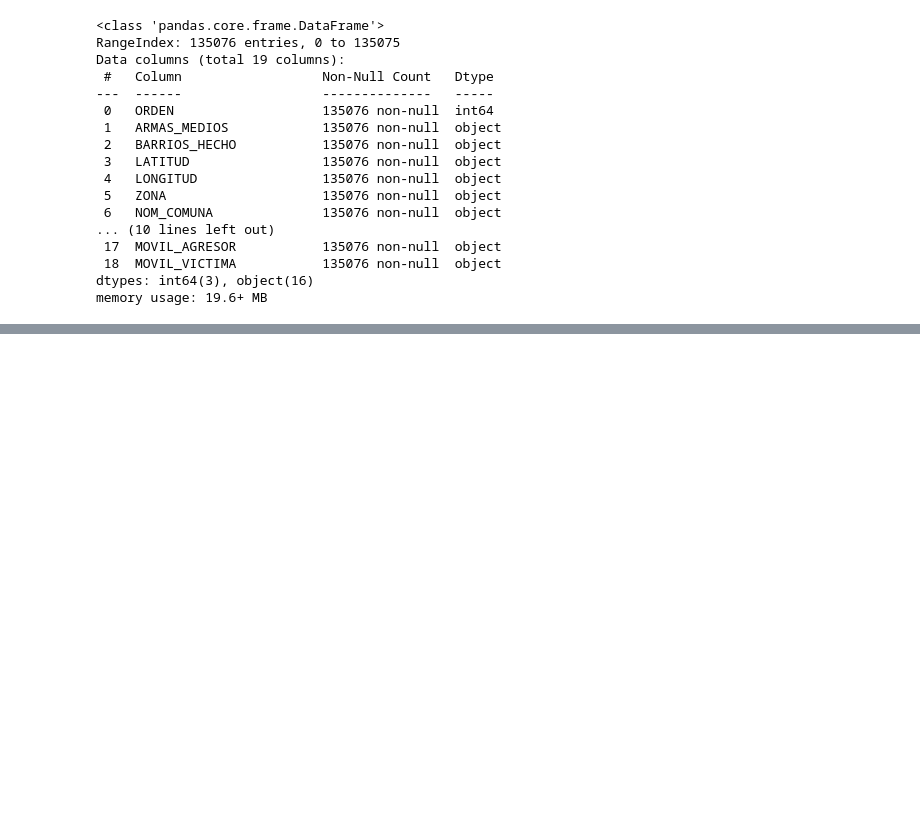
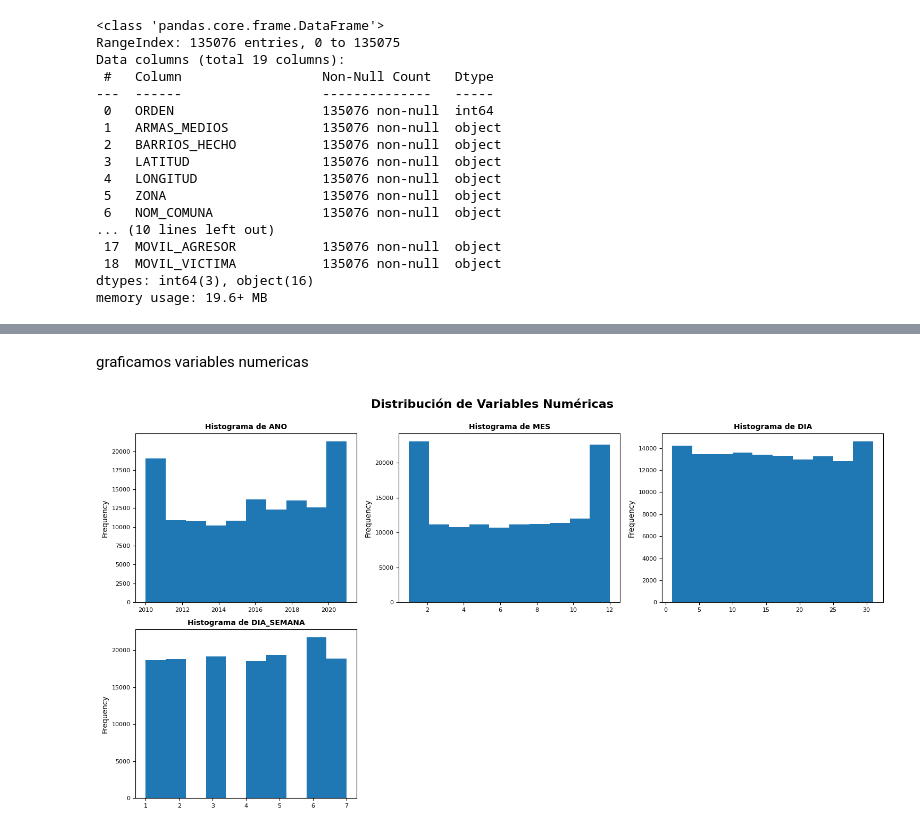
Before and after one commit to cogollo12/proyecto-IA, a Jupyter notebook: PROYECTO.ipynb, the cells around one changed output, grey strips where cells are left out. Cells and saved outputs as stored; diff of their text form; code cells hidden in the pictures; blank space fills up the shorter version.

```diff
--- a/PROYECTO.ipynb
+++ b/PROYECTO.ipynb
@@ -225,0 +216,4 @@ dtype: int64
+# %%
+df_normalizada = df
+df_normalizada = df_normalizada.drop(['ORDEN', 'ARMAS_MEDIOS','LATITUD', 'LONGITUD', 'ZONA','DESCRIPCION_CONDUCTA', 'CLASIFICACIONES DELITO','ESTADO_CIVIL_PERSONA','MOVIL_AGRESOR','NOM_COMUNA'], axis=1)
+df_normalizada.head()
@@ -225,0 +229,10 @@ dtype: int64
+# %%
+# Seleccionar columnas numéricas
+features_numericos_normalizados = df_normalizada.select_dtypes(["int", "float"]).columns
+print("Columnas numéricas normalizadas:")
+print(features_numericos_normalizados)
+
+# Seleccionar columnas categóricas
+features_categoricos_normalizados = df_normalizada.select_dtypes("object").columns
+print("Columnas categóricas normalizadas:")
+print(features_categoricos_normalizados)
@@ -225,0 +248,6 @@ dtype: int64
+# %%
+# Separar el valor en dos partes usando el punto (.) y quedarte solo con la primera parte
+df_normalizada['DIA_SEMANA'] = df_normalizada['DIA_SEMANA'].str.split('.').str[0]
+
+# Convertir la columna a entero
+df_normalizada['DIA_SEMANA'] = df_normalizada['DIA_SEMANA'].astype(int)
@@ -225,0 +274,27 @@ dtype: int64
+# %% [markdown]
+graficamos variables numericas
+# %%
+fig_num, axes_num = plt.subplots(nrows=(len(features_numericos_normalizados) + 2) // 3, ncols=3, figsize=(15, 8))
+axes_num = axes_num.flat  # Convertir la matriz de ejes en un array plano
+
+# Graficar las columnas numéricas con histogramas
+for i, columna in enumerate(features_numericos_normalizados):
+    df_normalizada[columna].plot.hist(ax=axes_num[i], bins=10)
+    axes_num[i].set_title(f"Histograma de {columna}", fontsize=10, fontweight="bold")
+    axes_num[i].tick_params(labelsize=8)
+
+# Eliminar subgráficas vacías si no usamos todas
+for j in range(i+1, len(axes_num)):
+    fig_num.delaxes(axes_num[j])
+
+# Ajustar el diseño para evitar solapamientos
+fig_num.tight_layout()
+
+# Título superior de la figura para las columnas numéricas
+fig_num.subplots_adjust(top=0.9)
+fig_num.suptitle("Distribución de Variables Numéricas", fontsize=16, fontweight="bold")
+
+# Mostrar el gráfico de columnas numéricas
+plt.show()
+# %% [output]
+[figure, added]
```
Also changed, not shown: parts of 33 cells of this notebook.
